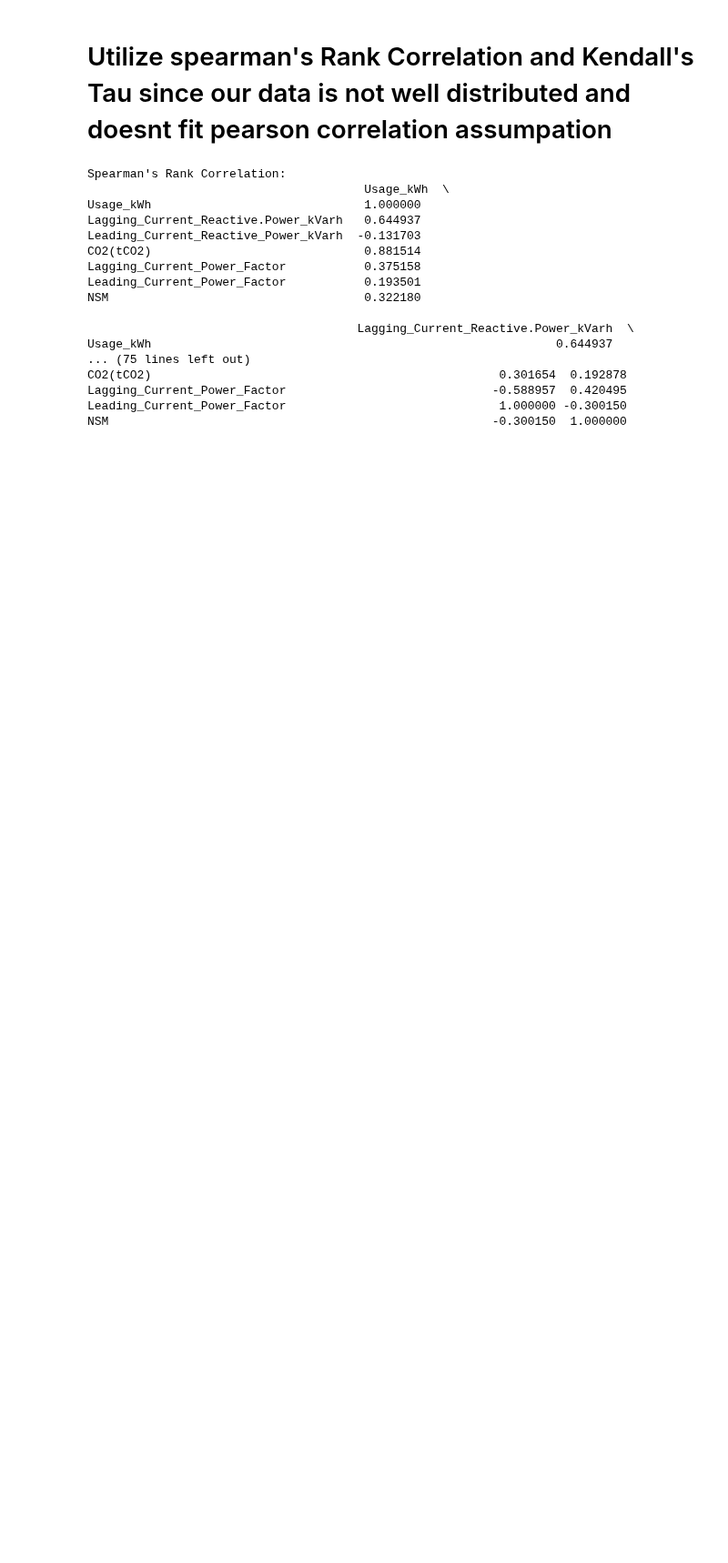
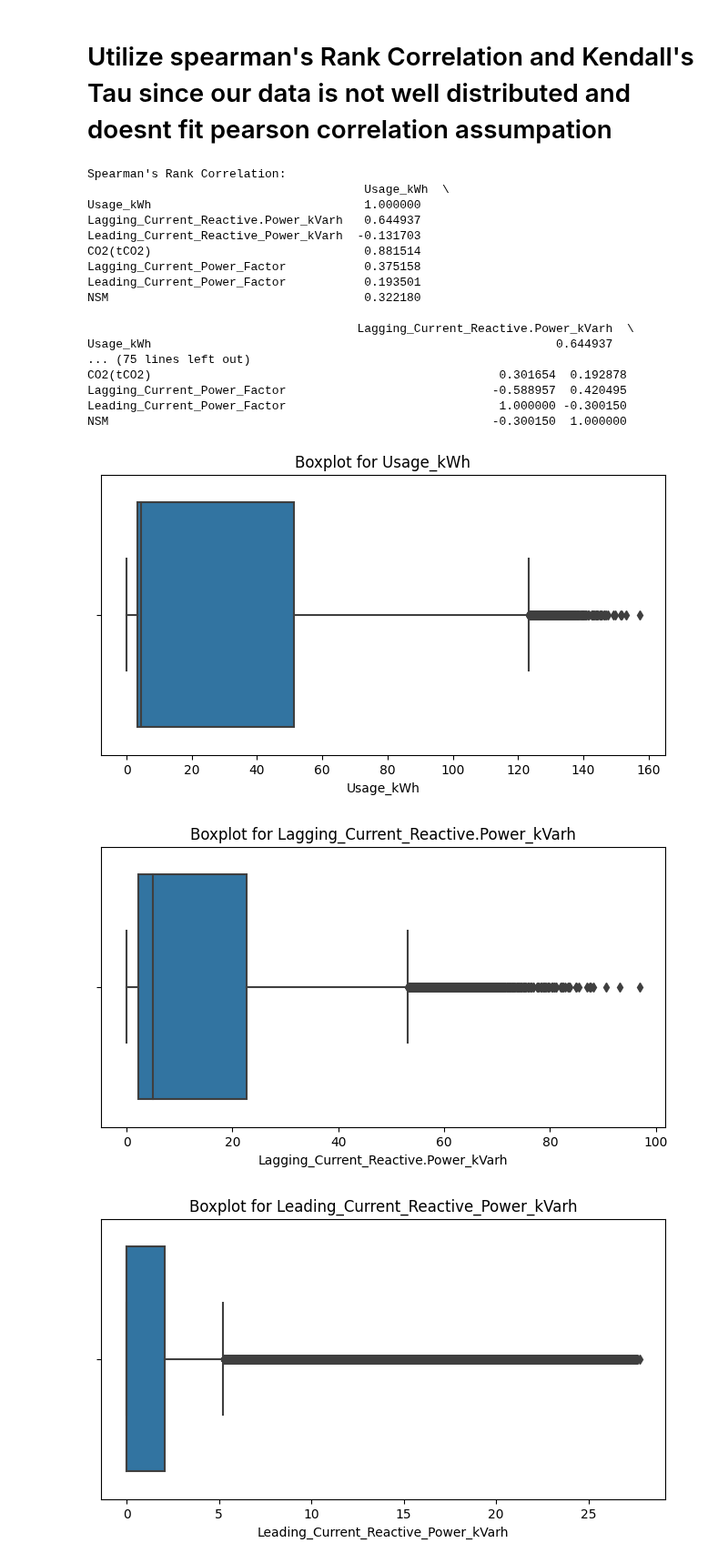
Before and after one commit to aliikhwan99/Steel-Industry-Energy-Consumption-Analysis, a Jupyter notebook: steel-industry-energy-consumption.ipynb, the cells around one changed output. Shown at 91% size. Drawn from its saved outputs; the diff is of its cells as text; code cells hidden in the pictures; blank space fills up the shorter version.

```diff
--- a/steel-industry-energy-consumption.ipynb
+++ b/steel-industry-energy-consumption.ipynb
@@ -594,3 +594,17 @@ CO2(tCO2)                                                 0.301654  0.192878
 Lagging_Current_Power_Factor                             -0.588957  0.420495
 Leading_Current_Power_Factor                              1.000000 -0.300150
 NSM                                                      -0.300150  1.000000
+# %%
+import seaborn as sns
+import matplotlib.pyplot as plt
+
+# Create a boxplot for each numerical column to detect outliers
+for column in columns:
+    plt.figure(figsize=(8, 4))
+    sns.boxplot(x=df_encoded[column])
+    plt.title(f'Boxplot for {column}')
+    plt.show()
+# %% [output]
+[figure, added]
+[figure, added]
+[figure, added]
```
Also changed, not shown: parts of 1 cell of this notebook.
